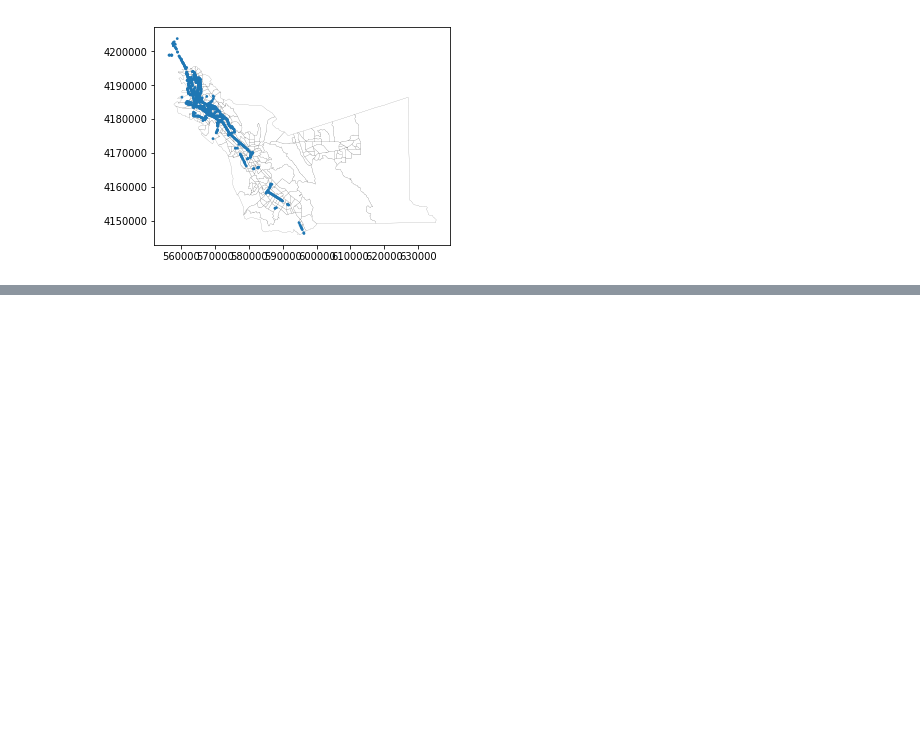
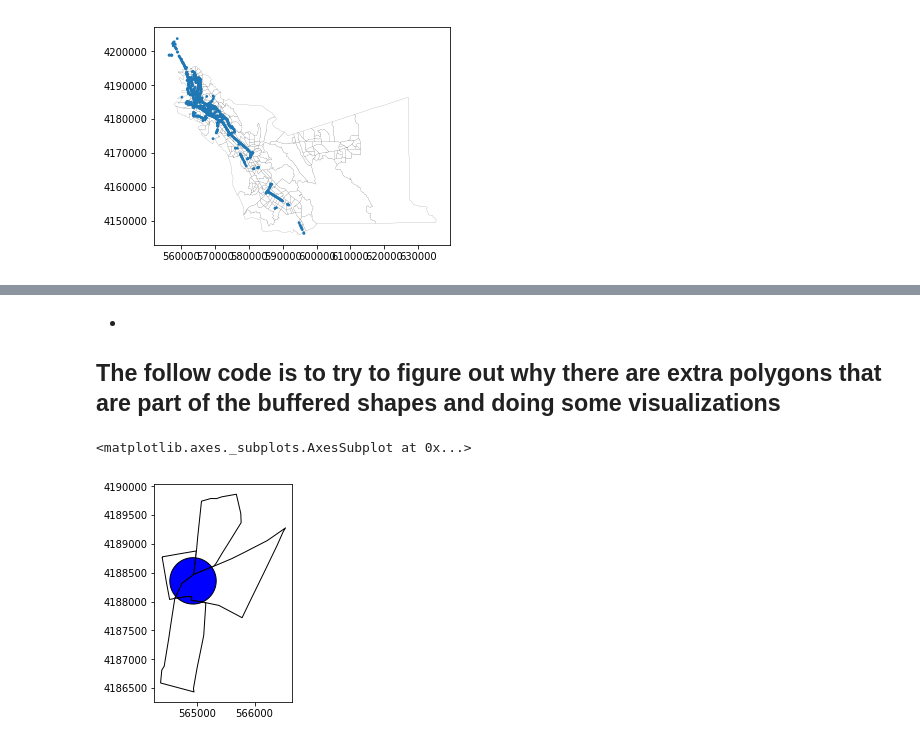
Before and after one commit to jarednolan/Upzoning, a Jupyter notebook: Tract_geo_analysis.ipynb, the cells around one changed output, grey strips where cells are left out. Drawn from its saved outputs; the diff is of its cells as text; code cells hidden in the pictures; blank space fills up the shorter version.

```diff
--- a/Tract_geo_analysis.ipynb
+++ b/Tract_geo_analysis.ipynb
@@ -44,0 +38,4 @@ ca_tracts.head()
+# %%
+ca_tracts["tract_area"] = ca_tracts['geometry'].area / 10**6
+
+ca_tracts.head()
@@ -134,0 +198,33 @@ res_union.to_csv('tract_stop.csv')
+# %% [markdown]
+-
+
+
+
+
+
+
+
+
+
+
+
+
+
+
+
+
+
+## The follow code is to try to figure out why there are extra polygons that are part of the buffered shapes and doing some visualizations
+# %%
+stop_test = res_union.iloc[0:4,:]
+tract_test = ca_tracts[(ca_tracts['GEOID']=='06001400600') |
+                       (ca_tracts['GEOID']== '06001400400') |
+                       (ca_tracts['GEOID']== '06001400300') |
+                       (ca_tracts['GEOID']== '06001401100') |
+                       (ca_tracts['GEOID']== '06001400600')]
+# %%
+base = tract_test.plot(color='white', edgecolor='black')
+stop_test.plot(ax=base, color='blue', edgecolor='black')
+# %% [output]
+<matplotlib.axes._subplots.AxesSubplot at 0x...>
+[figure, added]
```
Also changed, not shown: parts of 22 cells of this notebook, 2 other files.
